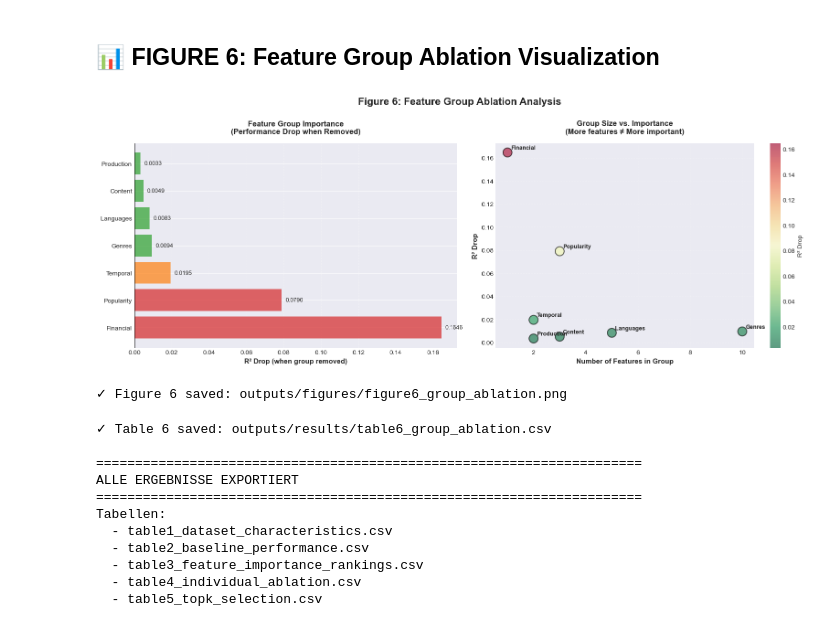
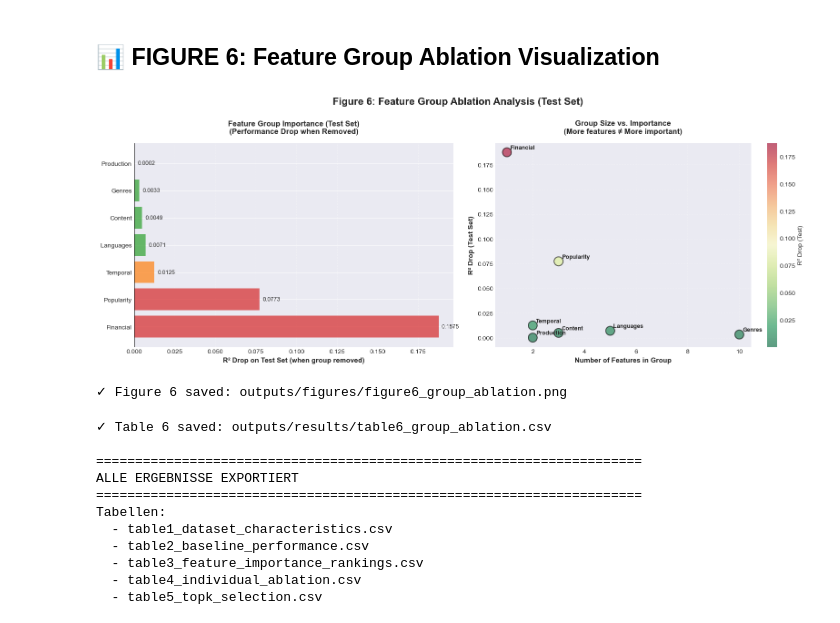
Before and after one commit to AnoukHecht/KDT_Paper_2, a Jupyter notebook: Week5_Ablation_Study_26_Features.ipynb, the cells around one changed output. Drawn from its saved outputs; the diff is of its cells as text; code cells hidden in the pictures.

```diff
--- a/Week5_Ablation_Study_26_Features.ipynb
+++ b/Week5_Ablation_Study_26_Features.ipynb
@@ -1586,59 +1622,59 @@ Unwichtigste Gruppe: Production
 ## 📊 FIGURE 6: Feature Group Ablation Visualization
 # %%
 # ============================================================================
-# FIGURE 6: Feature Group Contributions
+# FIGURE 6: Feature Group Contributions (TEST-SET)
 # ============================================================================
 
 fig, axes = plt.subplots(1, 2, figsize=(16, 6))
 
-# Plot 1: R² Drop pro Gruppe
+# Plot 1: R² Drop pro Gruppe (TEST-SET)
 ax1 = axes[0]
 colors = ['#d62728' if x > 0.05 else '#ff7f0e' if x > 0.01 else '#2ca02c'
-          for x in group_ablation_df['r2_drop']]
+          for x in group_ablation_df['r2_drop_test']]
 
-bars = ax1.barh(group_ablation_df['group'], group_ablation_df['r2_drop'], color=colors, alpha=0.7)
-ax1.set_xlabel('R² Drop (when group removed)', fontsize=11, fontweight='bold')
-ax1.set_title('Feature Group Importance\n(Performance Drop when Removed)',
+bars = ax1.barh(group_ablation_df['group'], group_ablation_df['r2_drop_test'], color=colors, alpha=0.7)
+ax1.set_xlabel('R² Drop on Test Set (when group removed)', fontsize=11, fontweight='bold')
+ax1.set_title('Feature Group Importance (Test Set)\n(Performance Drop when Removed)',
               fontsize=12, fontweight='bold', pad=15)
 ax1.axvline(x=0, color='black', linestyle='-', linewidth=0.8)
 ax1.grid(axis='x', alpha=0.3, linestyle='--')
 
 # Annotations
-for i, (bar, val) in enumerate(zip(bars, group_ablation_df['r2_drop'])):
+for i, (bar, val) in enumerate(zip(bars, group_ablation_df['r2_drop_test'])):
     width = bar.get_width()
     ax1.text(width + 0.002, bar.get_y() + bar.get_height()/2,
              f'{val:.4f}', ha='left', va='center', fontsize=9)
 
 # Plot 2: Anzahl Features vs. Wichtigkeit
 ax2 = axes[1]
 scatter = ax2.scatter(group_ablation_df['num_features'],
-                      group_ablation_df['r2_drop'],
-                      s=200, alpha=0.6, c=group_ablation_df['r2_drop'],
+                      group_ablation_df['r2_drop_test'],
+                      s=200, alpha=0.6, c=group_ablation_df['r2_drop_test'],
                       cmap='RdYlGn_r', edgecolors='black', linewidth=1.5)
 
 # Labels für jeden Punkt
 for idx, row in group_ablation_df.iterrows():
     ax2.annotate(row['group'],
-                (row['num_features'], row['r2_drop']),
+                (row['num_features'], row['r2_drop_test']),
                 xytext=(5, 5), textcoords='offset points',
                 fontsize=9, fontweight='bold')
 
 ax2.set_xlabel('Number of Features in Group', fontsize=11, fontweight='bold')
-ax2.set_ylabel('R² Drop', fontsize=11, fontweight='bold')
+ax2.set_ylabel('R² Drop (Test Set)', fontsize=11, fontweight='bold')
 ax2.set_title('Group Size vs. Importance\n(More features ≠ More important)',
               fontsize=12, fontweight='bold', pad=15)
 ax2.grid(True, alpha=0.3, linestyle='--')
-plt.colorbar(scatter, ax=ax2, label='R² Drop')
+plt.colorbar(scatter, ax=ax2, label='R² Drop (Test)')
 
-plt.suptitle('Figure 6: Feature Group Ablation Analysis',
+plt.suptitle('Figure 6: Feature Group Ablation Analysis (Test Set)',
              fontsize=16, fontweight='bold', y=1.00)
 plt.tight_layout()
 plt.savefig('outputs/figures/figure6_group_ablation.png', dpi=150, bbox_inches='tight')
 plt.show()
 
 print("\n✓ Figure 6 saved: outputs/figures/figure6_group_ablation.png")
 # %% [output]
-[figure, old version]
+[figure, new version]
 ✓ Figure 6 saved: outputs/figures/figure6_group_ablation.png
 # %%
 # ============================================================================
```
Also changed, not shown: parts of 17 cells of this notebook, 18 other files.
